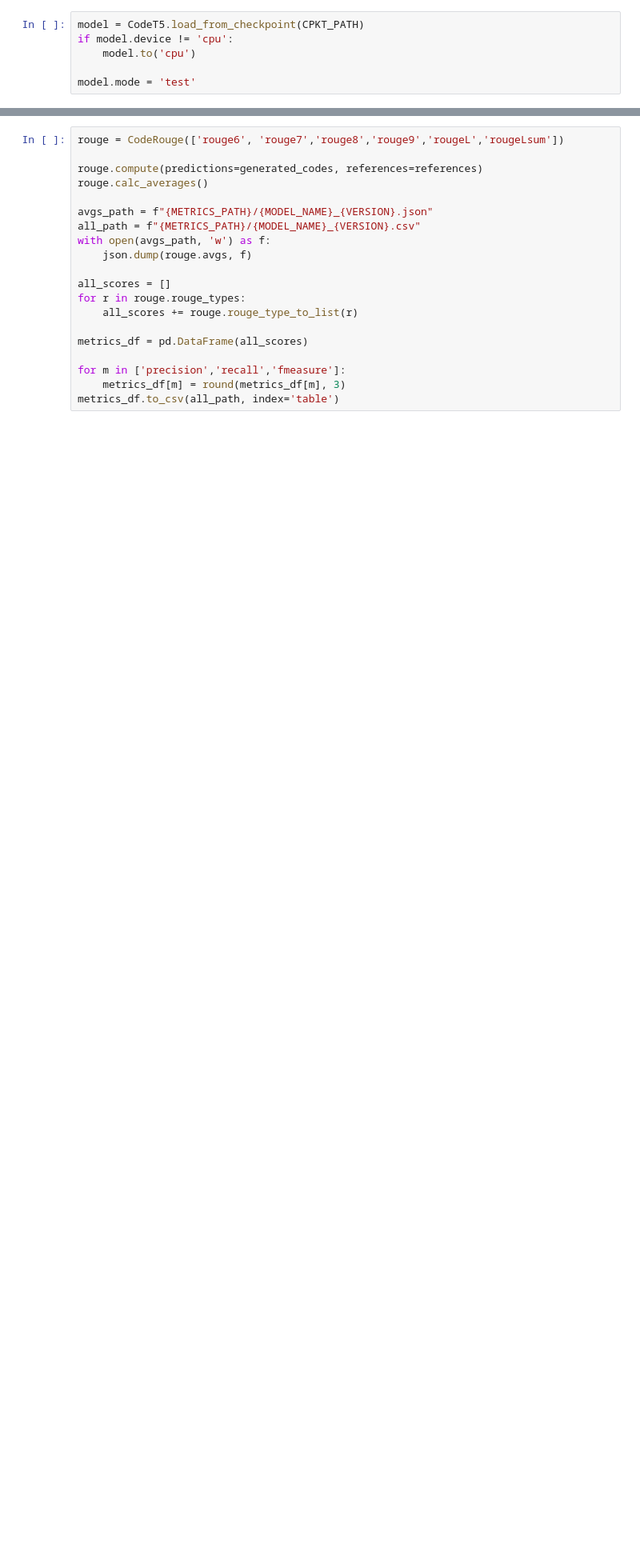
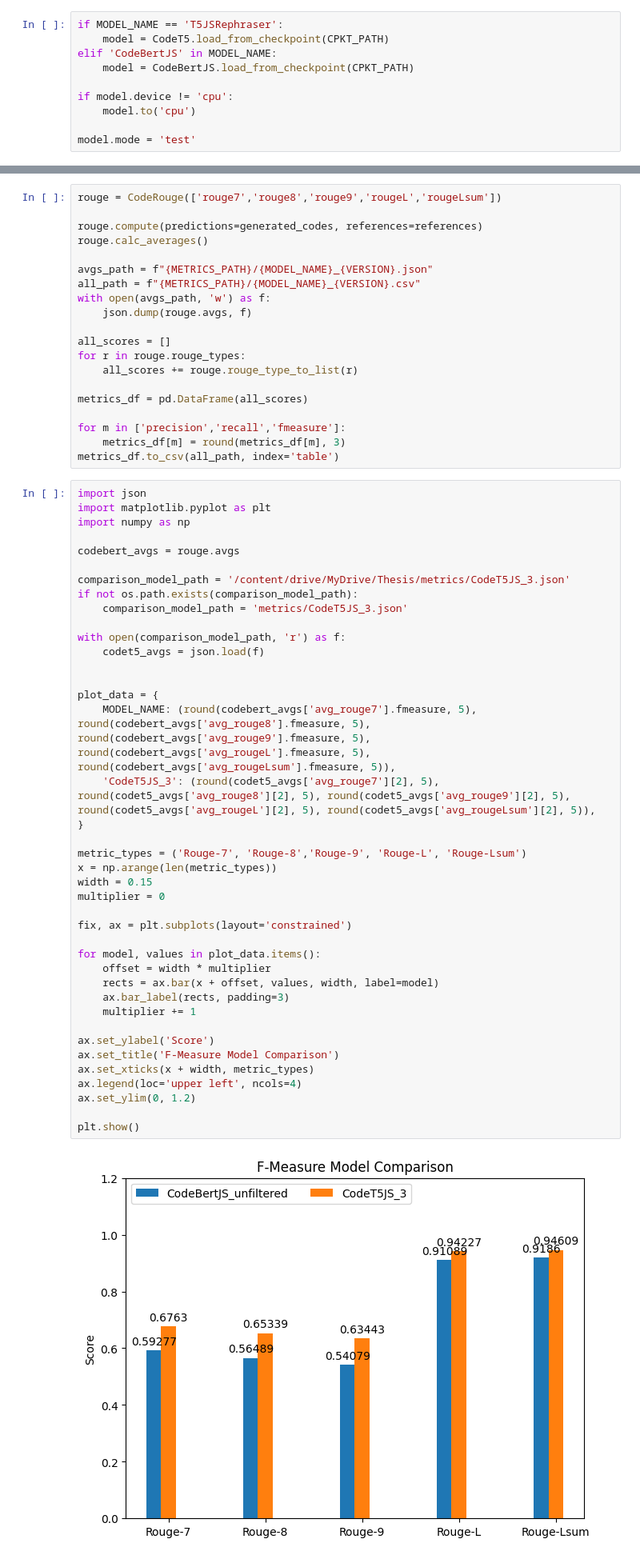
Before and after one commit to radistoubalidis/JSRepair, a Jupyter notebook: test_model.ipynb, the cells around one changed output, grey strips where cells are left out. Shown: that part at 80% size. Saved outputs shown, nothing was run; the diff lists cells and outputs as text; blank space fills up the shorter version.

Commit message:
New implemantion of code bert

```diff
--- a/test_model.ipynb
+++ b/test_model.ipynb
@@ -34,7 +42,11 @@ else:
     con = sqlite3.connect(SQLITE_PATH)
     ds_df.to_sql('humanevalpack',con)
 # %%
-model = CodeT5.load_from_checkpoint(CPKT_PATH)
+if MODEL_NAME == 'T5JSRephraser':
+    model = CodeT5.load_from_checkpoint(CPKT_PATH)
+elif 'CodeBertJS' in MODEL_NAME:
+    model = CodeBertJS.load_from_checkpoint(CPKT_PATH)
+
 if model.device != 'cpu':
     model.to('cpu')
 
@@ -71,7 +87,7 @@ references = ds_df['canonical_solution'].tolist()
 if(len(generated_codes) != len(references)):
     raise ValueError("Invalid model output.")
 # %%
-rouge = CodeRouge(['rouge6', 'rouge7','rouge8','rouge9','rougeL','rougeLsum'])
+rouge = CodeRouge(['rouge7','rouge8','rouge9','rougeL','rougeLsum'])
 
 rouge.compute(predictions=generated_codes, references=references)
 rouge.calc_averages()
@@ -90,3 +106,45 @@ metrics_df = pd.DataFrame(all_scores)
 for m in ['precision','recall','fmeasure']:
     metrics_df[m] = round(metrics_df[m], 3)
 metrics_df.to_csv(all_path, index='table')
+# %%
+import json
+import matplotlib.pyplot as plt
+import numpy as np
+
+codebert_avgs = rouge.avgs
+
+comparison_model_path = '/content/drive/MyDrive/Thesis/metrics/CodeT5JS_3.json'
+if not os.path.exists(comparison_model_path):
+    comparison_model_path = 'metrics/CodeT5JS_3.json'
+
+with open(comparison_model_path, 'r') as f:
+    codet5_avgs = json.load(f)
+
+
+plot_data = {
+    MODEL_NAME: (round(codebert_avgs['avg_rouge7'].fmeasure, 5), round(codebert_avgs['avg_rouge8'].fmeasure, 5), round(codebert_avgs['avg_rouge9'].fmeasure, 5), round(codebert_avgs['avg_rougeL'].fmeasure, 5), round(codebert_avgs['avg_rougeLsum'].fmeasure, 5)),
+    'CodeT5JS_3': (round(codet5_avgs['avg_rouge7'][2], 5), round(codet5_avgs['avg_rouge8'][2], 5), round(codet5_avgs['avg_rouge9'][2], 5), round(codet5_avgs['avg_rougeL'][2], 5), round(codet5_avgs['avg_rougeLsum'][2], 5)),
+}
+
+metric_types = ('Rouge-7', 'Rouge-8','Rouge-9', 'Rouge-L', 'Rouge-Lsum')
+x = np.arange(len(metric_types))
+width = 0.15
+multiplier = 0
+
+fix, ax = plt.subplots(layout='constrained')
+
+for model, values in plot_data.items():
+    offset = width * multiplier
+    rects = ax.bar(x + offset, values, width, label=model)
+    ax.bar_label(rects, padding=3)
+    multiplier += 1
+
+ax.set_ylabel('Score')
+ax.set_title('F-Measure Model Comparison')
+ax.set_xticks(x + width, metric_types)
+ax.legend(loc='upper left', ncols=4)
+ax.set_ylim(0, 1.2)
+
+plt.show()
+# %% [output]
+[figure, added]
```
Also changed, not shown: parts of 3 cells of this notebook, 1 other file.
